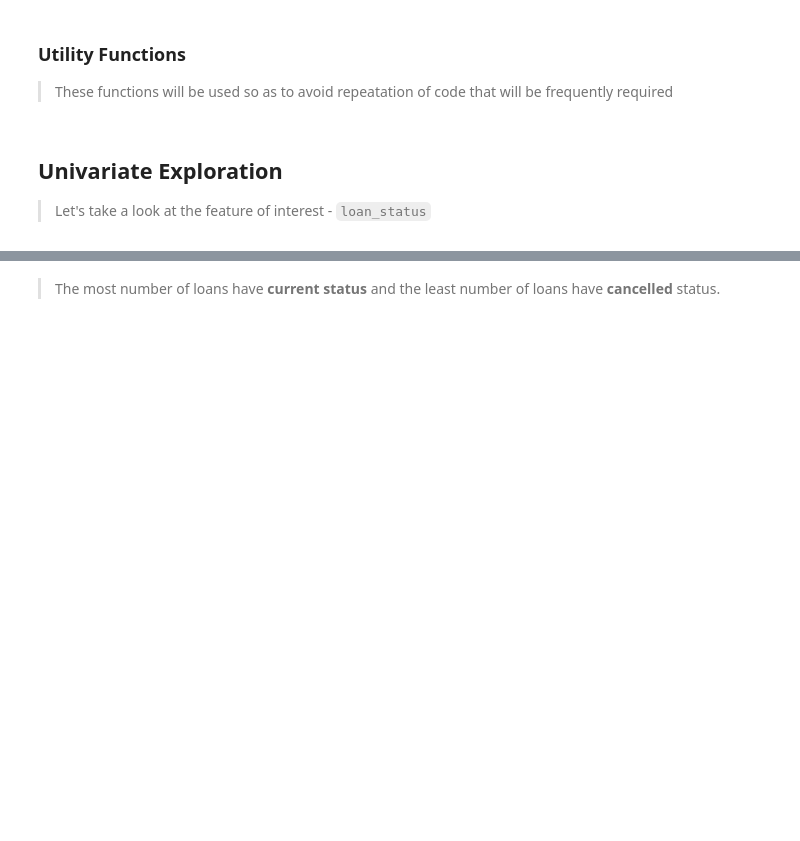
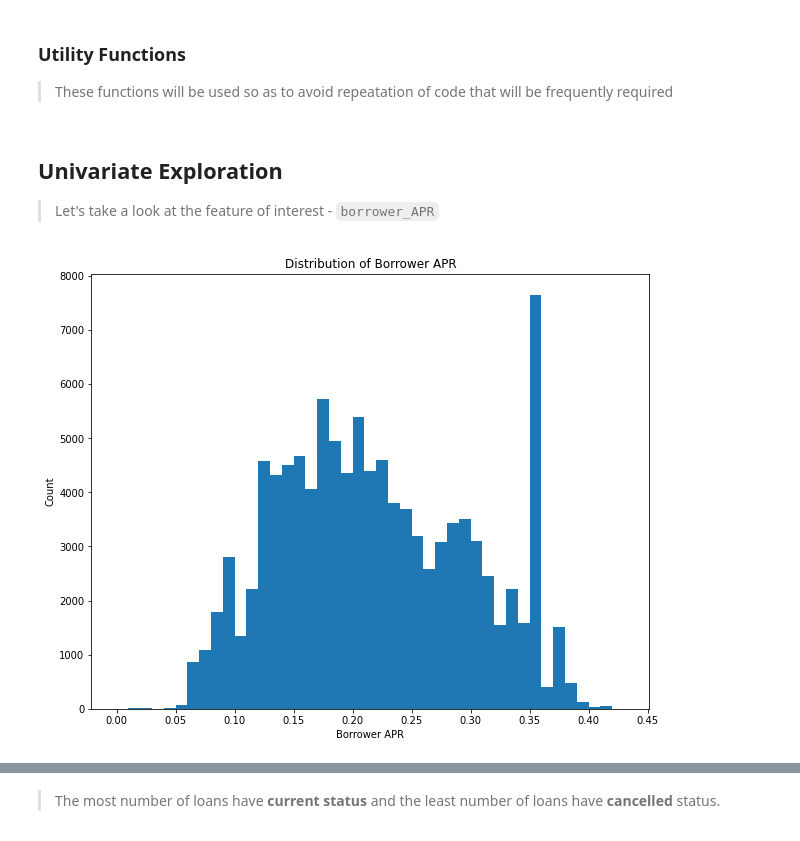
Before and after one commit to jyothirupa/loan-data-visualization, a Jupyter notebook: exploratory_analysis.ipynb, the cells around one changed output, grey strips where cells are left out. Drawn from its saved outputs; the diff is of its cells as text; code cells hidden in the pictures; blank space fills up the shorter version.

```diff
--- a/exploratory_analysis.ipynb
+++ b/exploratory_analysis.ipynb
@@ -289,4 +383,17 @@ def draw_countplot(data, x, x_label, y_label, title, y_ticks, rotation=0):
 # %% [markdown]
 ## Univariate Exploration
 
-> Let's take a look at the feature of interest - `loan_status`
+> Let's take a look at the feature of interest - `borrower_APR`
+# %%
+# defining the bins
+binsize = 0.01
+bins = np.arange(0, loan_data['borrower_APR'].max()+binsize, binsize)
+
+# defining the X ticks
+ticksize = 0.05
+x_ticks = np.arange(0, loan_data['borrower_APR'].max()+ticksize, ticksize)
+
+# plotting the histogram
+draw_histogram(loan_data, 'borrower_APR', bins, x_ticks, 'Borrower APR', 'Count', 'Distribution of Borrower APR', False)
+# %% [output]
+[figure, added]
```
Also changed, not shown: parts of 115 cells of this notebook, 2 other files.
